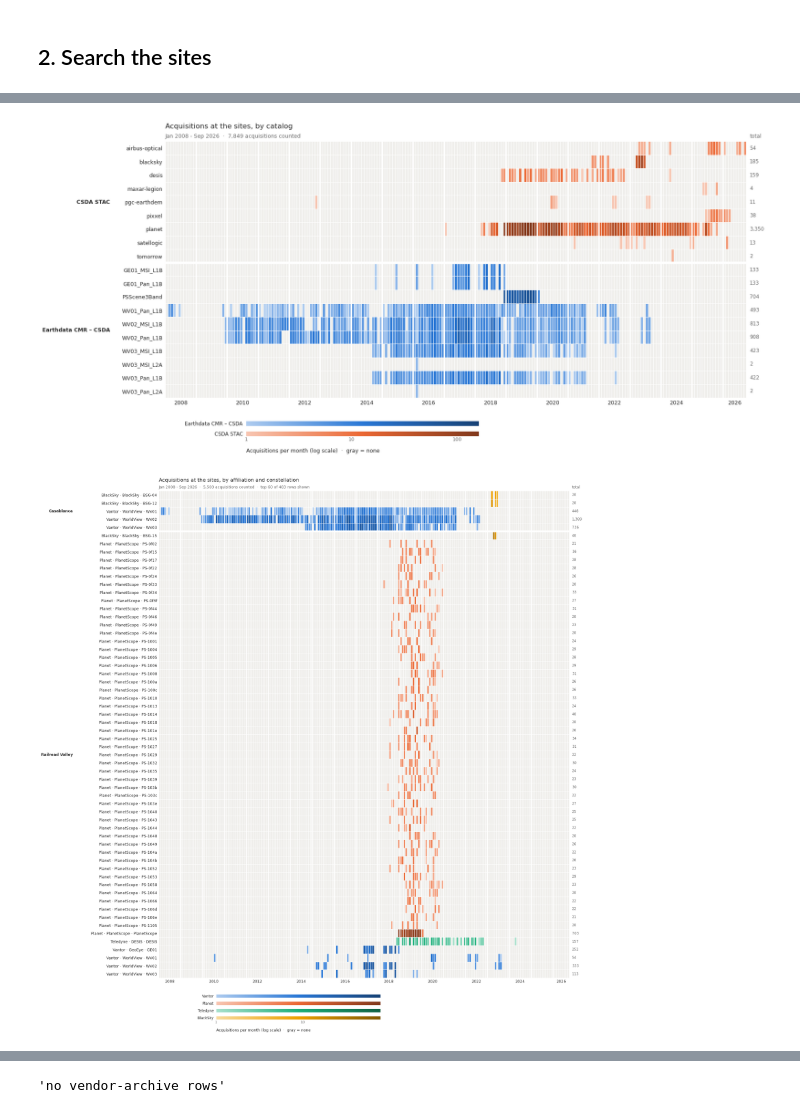
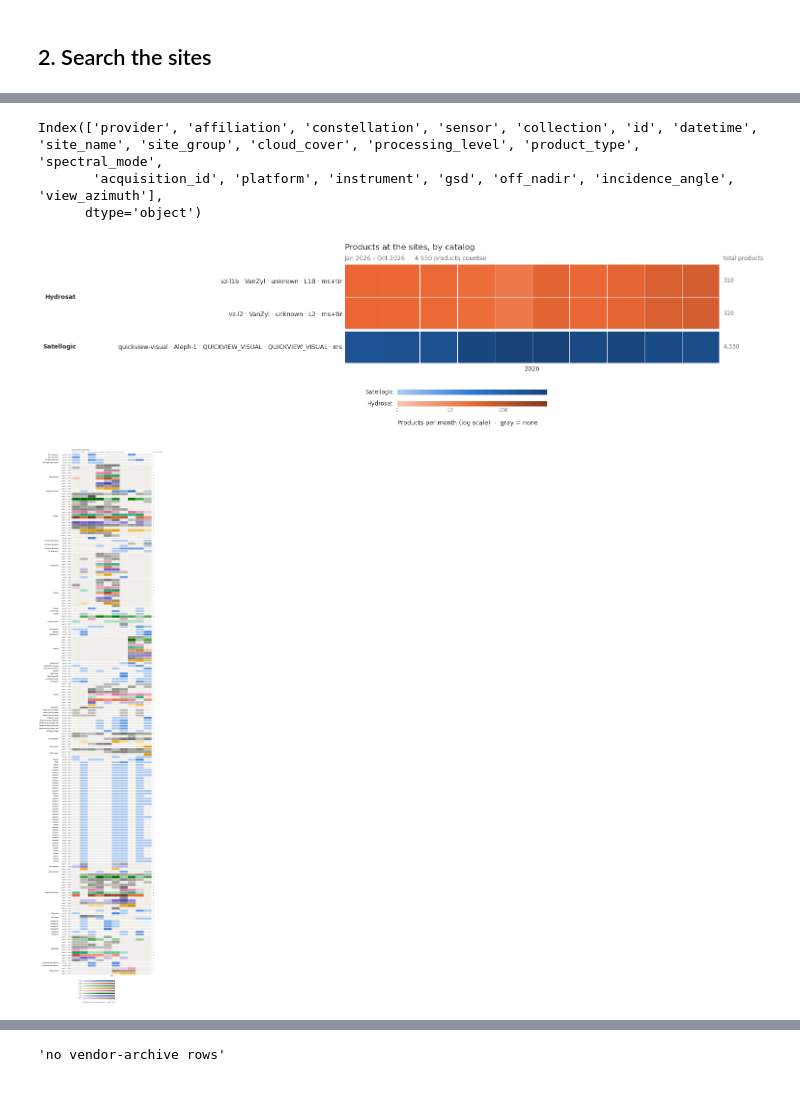
Before and after one commit to pahbs/csda_summaries, a Jupyter notebook: notebooks/multistac_site_analysis.ipynb, the cells around one changed output, grey strips where cells are left out. Cells and saved outputs as stored; diff of their text form; code cells hidden in the pictures.

Commit message:
load_sites: add filters on site attributes; notebook filters to Optical sites

```diff
--- a/notebooks/multistac_site_analysis.ipynb
+++ b/notebooks/multistac_site_analysis.ipynb
@@ -34,24 +34,33 @@ pd.set_option('display.width', 200)
 # %%
 SITES = '/home/pmontesa/code/csda_summaries/sites/csda_sites_aoi.geojson'
 SITE_NAME_FIELD = 'Site Name'
-SITE_NAMES = ['Casablanca', 'Railroad Valley']   # None = all sites in the file
+SITE_NAMES = None #['San Francisco', 'Railroad Valley','Belo Horizonte']   # None = all sites in the file
+SITE_FILTERS = {'Remote Sensing Domain': 'Optical'}   # {field: value} on the sites file; str = contains (case-insensitive), list = exact values; None = no filter
 
-START, END = '1999-01-01', '2026-10-01'
+START, END = '2026-01-01', '2026-12-31'
 MONTHS = None              # e.g. [6, 7, 8]
-CLOUD_COVER_MAX = None     # e.g. 20; None keeps SAR/DEM/no-cloud-cover collections
+CLOUD_COVER_MAX = 0     # e.g. 20; None keeps SAR/DEM/no-cloud-cover collections
 
-CSDA_EXCLUDE = ['spire', 'planetiq', 'geooptics']   # radio occultation (no imagery footprints)
+# CSDA_INCLUDE = ['maxar-legion','airbus-optical']   # e.g. ['maxar-legion', 'blacksky']; None = all CSDA collections (minus CSDA_EXCLUDE)
+# CSDA_EXCLUDE = ['spire', 'planetiq', 'geooptics', 'planet']   # radio occultation (no imagery footprints)
+# EXTRA_PROVIDERS = {
+#     #'csda-cmr':   None,    # NASA CMR CSDA archive (Maxar legacy, PlanetScope 3-band)
+#     #'satellogic': None,    # vendor archive; rows get in_csda
+# }
+
+CSDA_INCLUDE = []          # [] = do not search CSDA at all
+CSDA_EXCLUDE = []
 EXTRA_PROVIDERS = {
-    'csda-cmr':   None,    # NASA CMR CSDA archive (Maxar legacy, PlanetScope 3-band)
-    'satellogic': None,    # vendor archive; rows get in_csda
+    'satellogic': ['quickview-visual'],   # the full-resolution archive (~0.78 m); add 'quickview-visual-thumb' only if you want thumbnails
+    'hydrosat': None
 }
 
 CACHE_DIR = '/explore/nobackup/people/pmontesa/stac_cache/multistac'
 OUT_DIR = '/explore/nobackup/people/pmontesa/multistac/site_analysis'
 # %%
-sites = multistac.load_sites(SITES, site_name_field=SITE_NAME_FIELD)
+sites = multistac.load_sites(SITES, site_name_field=SITE_NAME_FIELD, filters=SITE_FILTERS)
 if SITE_NAMES:
     sites = sites[sites.site_name.isin(SITE_NAMES)]
 print(len(sites), 'sites')
-sites.explore(tooltip='site_name') if len(sites) < 300 else sites.plot()
+#sites.explore(tooltip='site_name') if len(sites) < 300 else sites.plot()
 # %% [output]
@@ -68,7 +76,11 @@ sites.explore(tooltip='site_name') if len(sites) < 300 else sites.plot()
 # %%
-# All CSDA STAC collections; skip some with CSDA_EXCLUDE
+# CSDA STAC collections: only CSDA_INCLUDE (if set), minus CSDA_EXCLUDE
 csda_collections = multistac.collections('csda')
-CSDA_IDS = [c for c in csda_collections['id'] if c not in CSDA_EXCLUDE]
+CSDA_IDS = [c for c in csda_collections['id']
+            if (CSDA_INCLUDE is None or c in CSDA_INCLUDE) and c not in CSDA_EXCLUDE]
+missing = set(CSDA_INCLUDE or []) - set(csda_collections['id'])
+if missing:
+    print('Not in CSDA STAC (check spelling):', sorted(missing))
 print(f'{len(CSDA_IDS)} of {len(csda_collections)} CSDA STAC collections:', ', '.join(CSDA_IDS))
 
 PROVIDERS = {'csda': CSDA_IDS, **EXTRA_PROVIDERS}
@@ -156,10 +187,17 @@ res.summary()
+# %%
+res.gdf.columns[0:20]
+# %% [output]
+Index(['provider', 'affiliation', 'constellation', 'sensor', 'collection', 'id', 'datetime', 'site_name', 'site_group', 'cloud_cover', 'processing_level', 'product_type', 'spectral_mode',
+       'acquisition_id', 'platform', 'instrument', 'gsd', 'off_nadir', 'incidence_angle', 'view_azimuth'],
+      dtype='object')
 # %%
-multistac_plots.plot_month_heatmap(res.by_month(['provider', 'collection']), color_by='provider',
-                                   title='Acquisitions at the sites, by catalog');
+multistac_plots.plot_month_heatmap(res.by_month(['provider', 'collection','constellation','product_type','processing_level','spectral_mode'], count='products'), color_by='provider',
+                                   title='Products at the sites, by catalog');
 # %% [output]
-[figure, old version]
+[figure, new version]
 # %%
-multistac_plots.plot_month_heatmap(res.by_month(['site_name','affiliation', 'constellation','sensor']), color_by='affiliation',
-                                   title='Acquisitions at the sites, by affiliation and constellation');
+# Acquisitions: how often each site group was imaged (products of one collect counted once)
+multistac_plots.plot_month_heatmap(res.by_month(['site_name','constellation','sensor'], count='acquisitions'), color_by='sensor', max_rows=200,
+                                   title='Acquisitions timeline');
 # %% [output]
-[figure, old version]
+[figure, new version]
```
Also changed, not shown: parts of 19 cells of this notebook, 1 other file.
